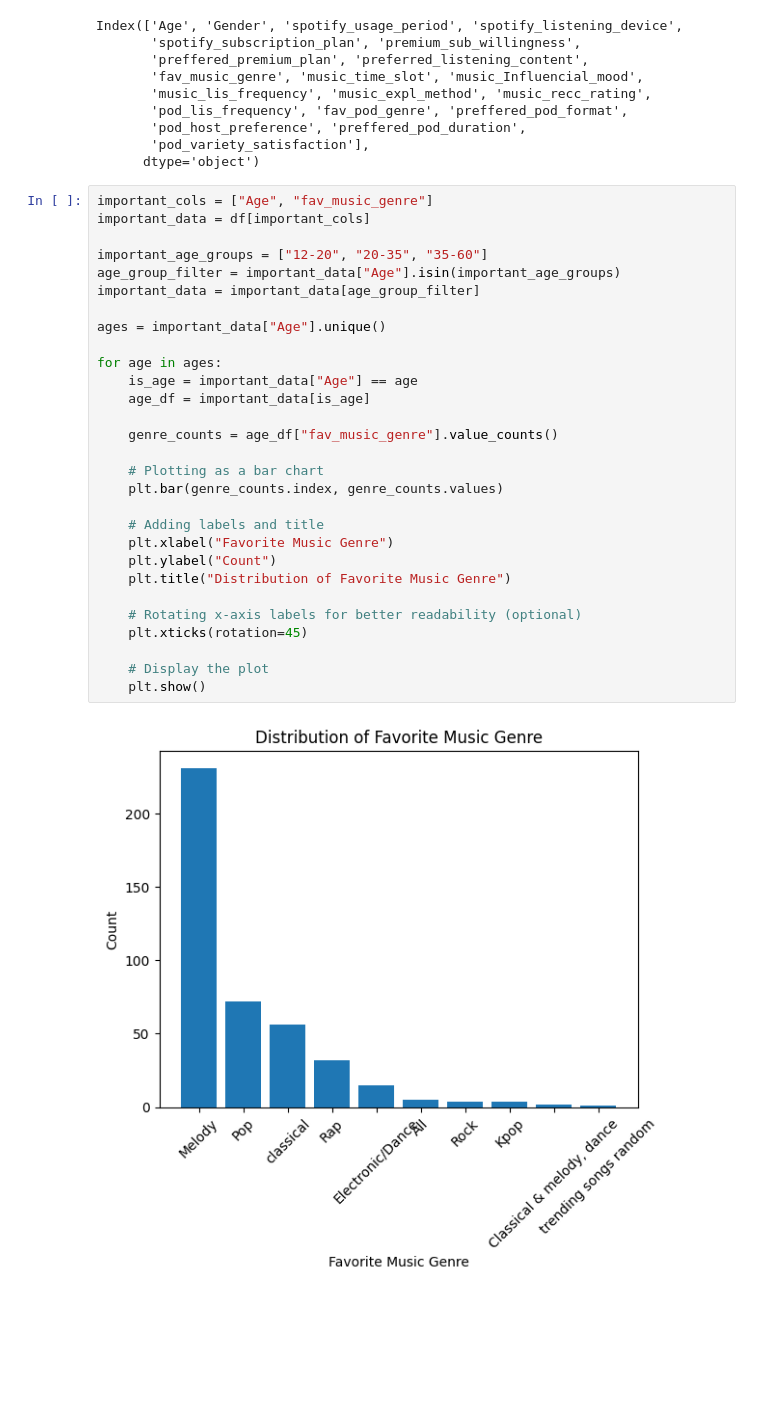
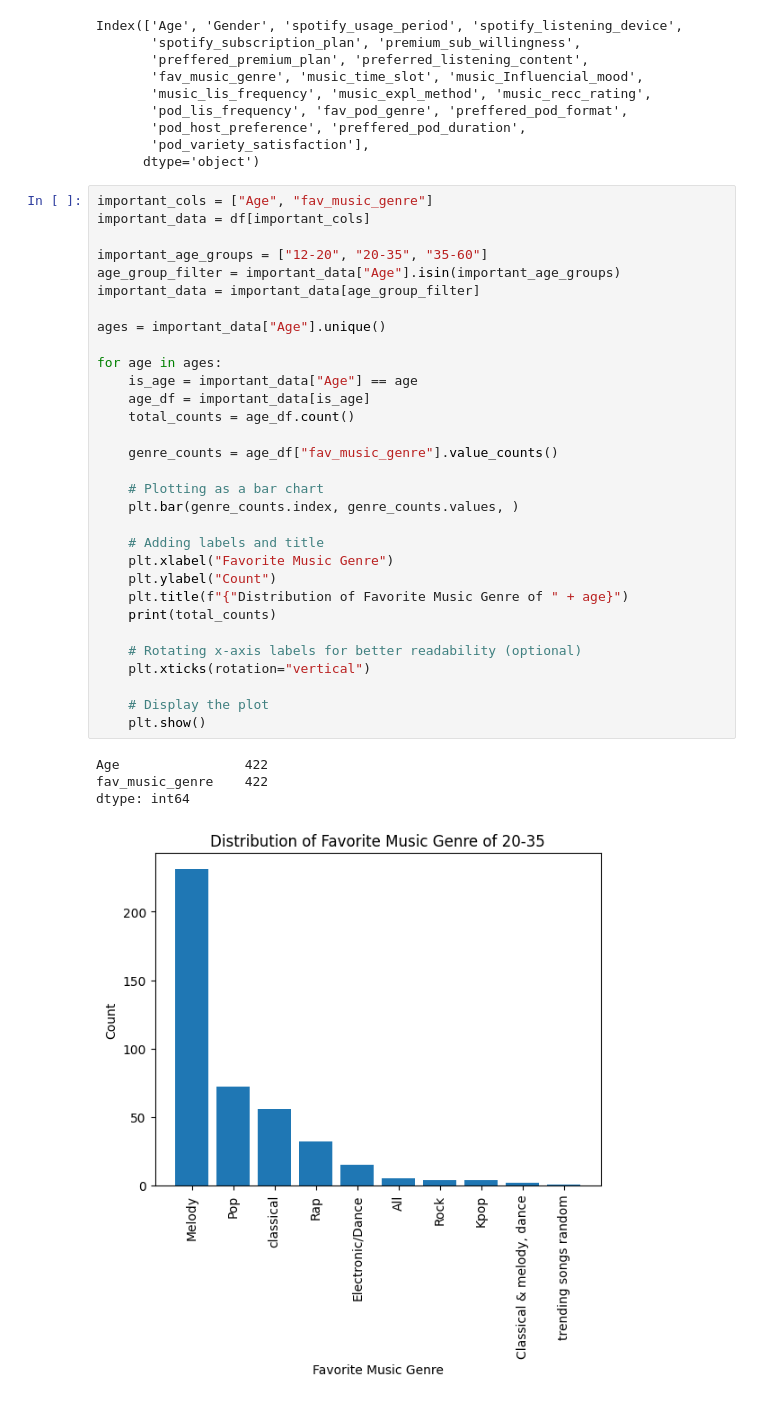
Before and after one commit to Cjh4444/UWCSE163Final, a Jupyter notebook: SCRIPTS WE'RE ACTUALLY USING/user_behavior.ipynb, the cells around one changed output. Cells and saved outputs as stored; diff of their text form; blank space fills up the shorter version.

```diff
--- a/SCRIPTS WE'RE ACTUALLY USING/user_behavior.ipynb
+++ b/SCRIPTS WE'RE ACTUALLY USING/user_behavior.ipynb
@@ -26,31 +26,36 @@ Index(['Age', 'Gender', 'spotify_usage_period', 'spotify_listening_device',
 # %%
 important_cols = ["Age", "fav_music_genre"]
 important_data = df[important_cols]
 
 important_age_groups = ["12-20", "20-35", "35-60"]
 age_group_filter = important_data["Age"].isin(important_age_groups)
 important_data = important_data[age_group_filter]
 
 ages = important_data["Age"].unique()
 
 for age in ages:
     is_age = important_data["Age"] == age
     age_df = important_data[is_age]
+    total_counts = age_df.count()
 
     genre_counts = age_df["fav_music_genre"].value_counts()
 
     # Plotting as a bar chart
-    plt.bar(genre_counts.index, genre_counts.values)
+    plt.bar(genre_counts.index, genre_counts.values, )
 
     # Adding labels and title
     plt.xlabel("Favorite Music Genre")
     plt.ylabel("Count")
-    plt.title("Distribution of Favorite Music Genre")
+    plt.title(f"{"Distribution of Favorite Music Genre of " + age}")
+    print(total_counts)
 
     # Rotating x-axis labels for better readability (optional)
-    plt.xticks(rotation=45)
+    plt.xticks(rotation="vertical")
 
     # Display the plot
     plt.show()
 # %% [output]
+Age                422
+fav_music_genre    422
+dtype: int64
-[figure, old version]
+[figure, new version]
```
Also changed, not shown: parts of 3 cells of this notebook.
